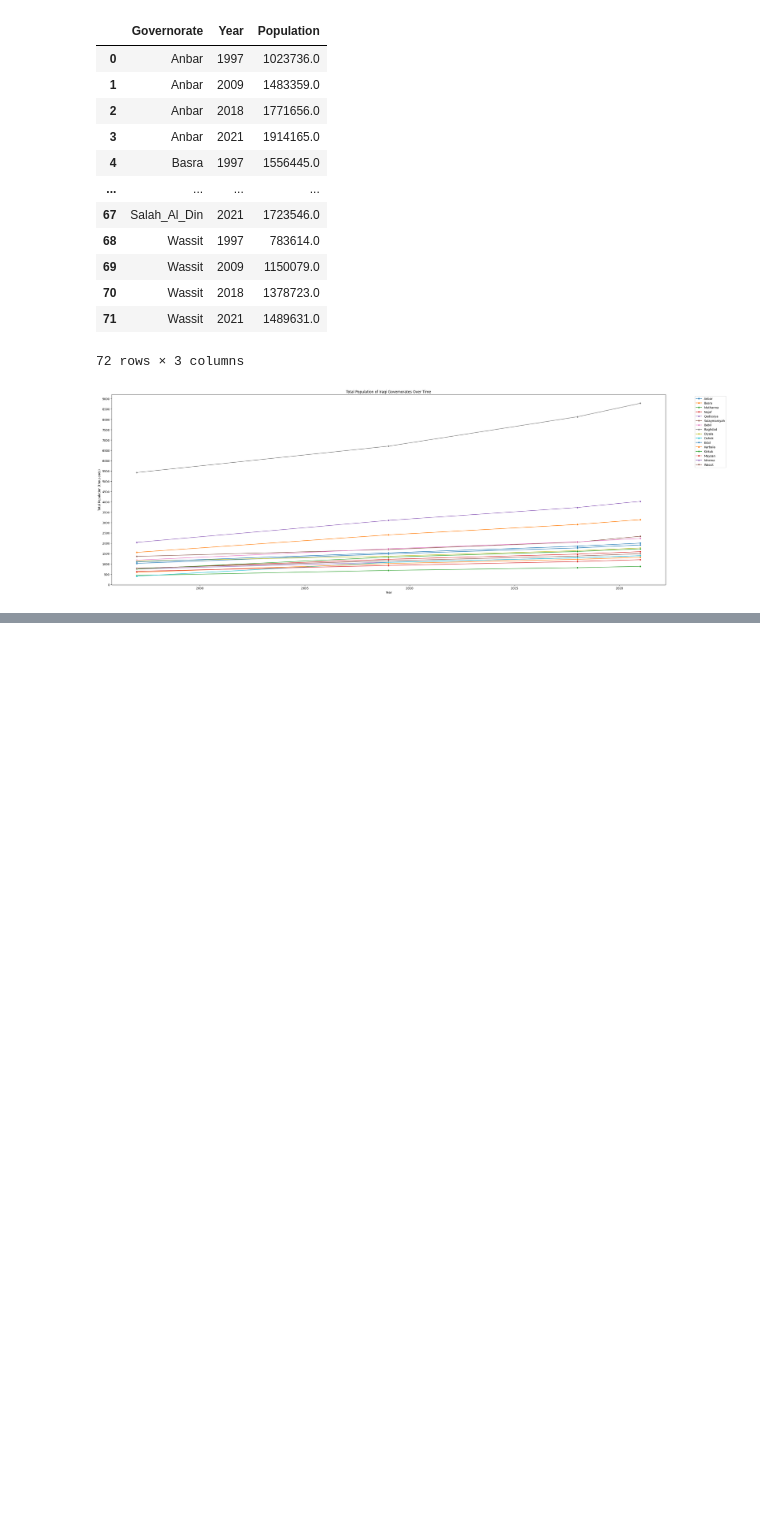
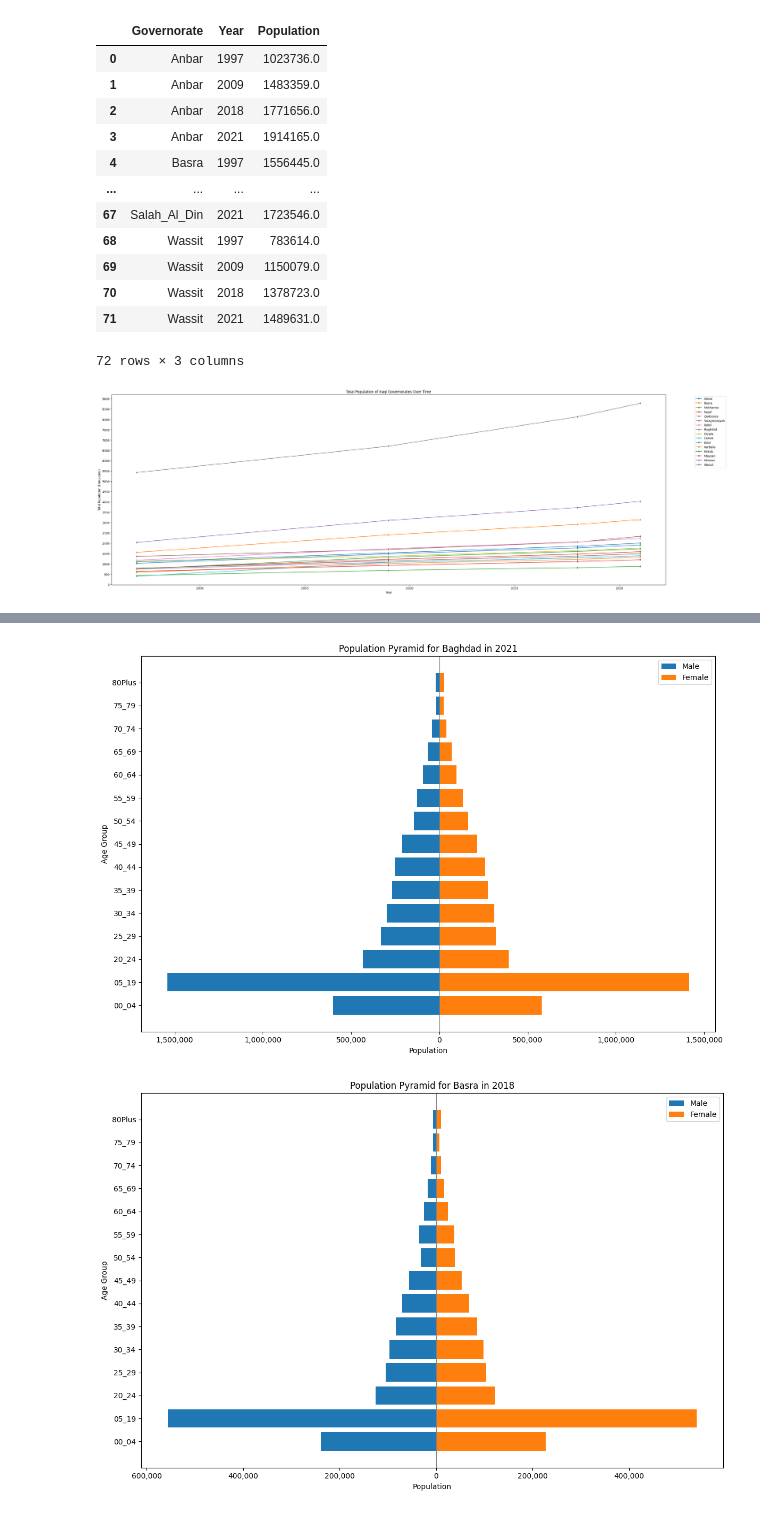
Before and after one commit to saxonyanders/saxonyanders, a Jupyter notebook: Iraq_population.ipynb, the cells around one changed output, grey strips where cells are left out. Drawn from its saved outputs; the diff is of its cells as text; code cells hidden in the pictures; blank space fills up the shorter version.

```diff
--- a/Iraq_population.ipynb
+++ b/Iraq_population.ipynb
@@ -169,0 +287,71 @@ plt.show()
+# %%
+def plot_population_pyramid(df, governorate, year):
+    """
+    Generates a population pyramid for a given governorate and year.
+
+    Args:
+        df (pd.DataFrame): The DataFrame containing population data by gender and age group.
+        governorate (str): The name of the governorate to plot.
+        year (int): The year for which to plot the data.
+    """
+    # Filter the DataFrame for the selected year and governorate
+    governorate_data_selected_year = df[
+        (df['year'] == year) &
+        (df['gov_code'] == governorate.lower()) # Ensure governorate name is in lowercase for filtering
+    ]
+
+    if governorate_data_selected_year.empty:
+        print(f"No data found for {governorate.title()} in {year}")
+        return
+
+    governorate_data_selected_year = governorate_data_selected_year.iloc[0]
+
+    # Identify the columns that represent female and male population by age group
+    female_cols = [col for col in df.columns if col.startswith('F_')]
+    male_cols = [col for col in df.columns if col.startswith('M_')]
+
+    # Ensure male columns match the age groups in female columns
+    age_groups = [col.replace('F_', '') for col in female_cols]
+    male_cols_matched = [f'M_{age}' for age in age_groups]
+    male_cols_filtered = [col for col in male_cols if col in male_cols_matched]
+
+
+    # Extract population data based on the filtered row and identified columns
+    female_population = governorate_data_selected_year[female_cols].values.tolist()
+    male_population = governorate_data_selected_year[male_cols_filtered].values.tolist()
+
+    # Create a figure and axes object
+    fig, ax = plt.subplots(figsize=(12, 8))
+
+    # Create horizontal bar chart for male population (as negative values)
+    ax.barh(age_groups, [-pop for pop in male_population], label='Male')
+
+    # Create horizontal bar chart for female population (as positive values)
+    ax.barh(age_groups, female_population, label='Female')
+
+    # Set labels and title
+    ax.set_xlabel('Population')
+    ax.set_ylabel('Age Group')
+    ax.set_title(f'Population Pyramid for {governorate.title()} in {year}')
+
+    # Format the x-axis to show absolute population values
+    ax.xaxis.set_major_formatter(plt.FuncFormatter(lambda x, loc: f'{abs(x):,.0f}'))
+
+    # Add legend
+    ax.legend()
+
+    # Invert the y-axis to have the youngest age group at the bottom
+    # ax.invert_yaxis()
+
+    # Add a vertical line at 0 for better separation
+    ax.axvline(0, color='grey', linewidth=0.8)
+
+    plt.tight_layout()
+    plt.show()
+
+# Call the function for at least two different governorates or years
+plot_population_pyramid(iraq_pop_gender_age_df, 'Baghdad', 2021)
+plot_population_pyramid(iraq_pop_gender_age_df, 'Basra', 2018)
+# %% [output]
+[figure, added]
+[figure, added]
```
Also changed, not shown: parts of 12 cells of this notebook.
